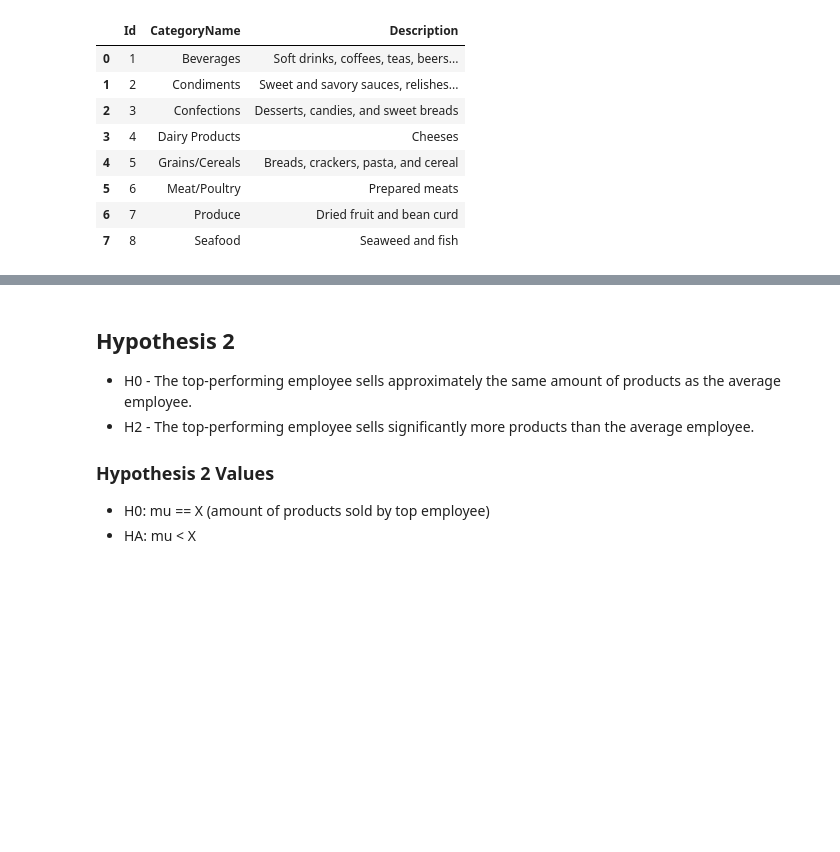
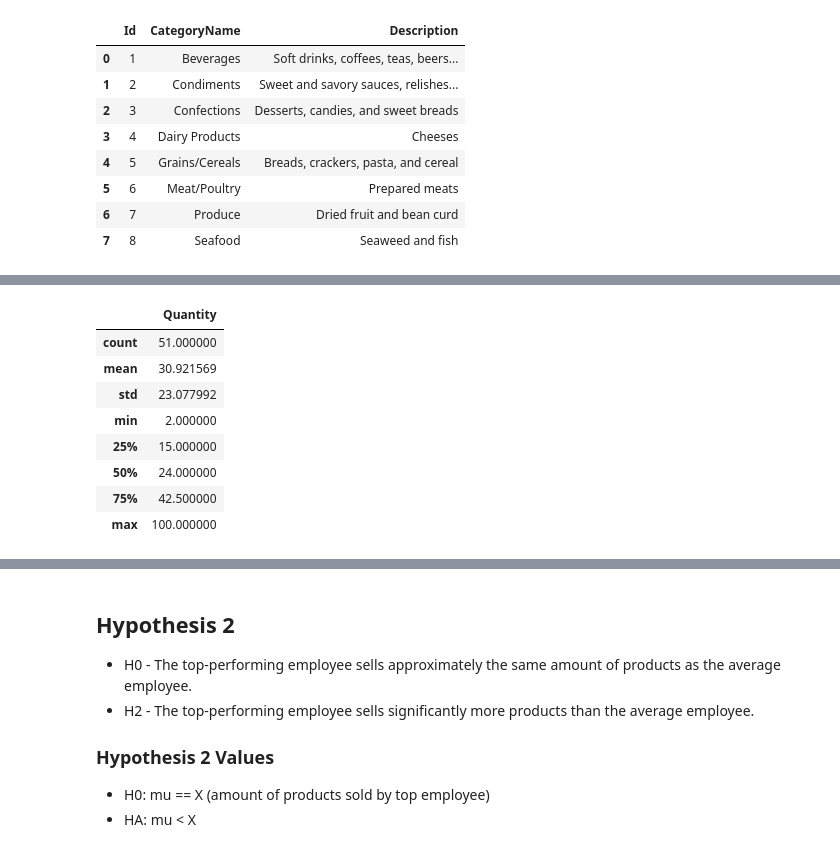
Before and after one commit to MagicMilly/dsc-2-final-project-online-ds-ft-100118, a Jupyter notebook: student.ipynb, the cells around one changed output, grey strips where cells are left out. Saved outputs shown, nothing was run; the diff lists cells and outputs as text; code cells hidden in the pictures; blank space fills up the shorter version.

```diff
--- a/student.ipynb
+++ b/student.ipynb
@@ -391,0 +484,12 @@ category_df
+# %%
+camembert_sales.describe()
+# %% [output]
+|  | Quantity |
+| count | 51.000000 |
+| mean | 30.921569 |
+| std | 23.077992 |
+| min | 2.000000 |
+| 25% | 15.000000 |
+| 50% | 24.000000 |
+| 75% | 42.500000 |
+| max | 100.000000 |
```
Also changed, not shown: parts of 26 cells of this notebook.
